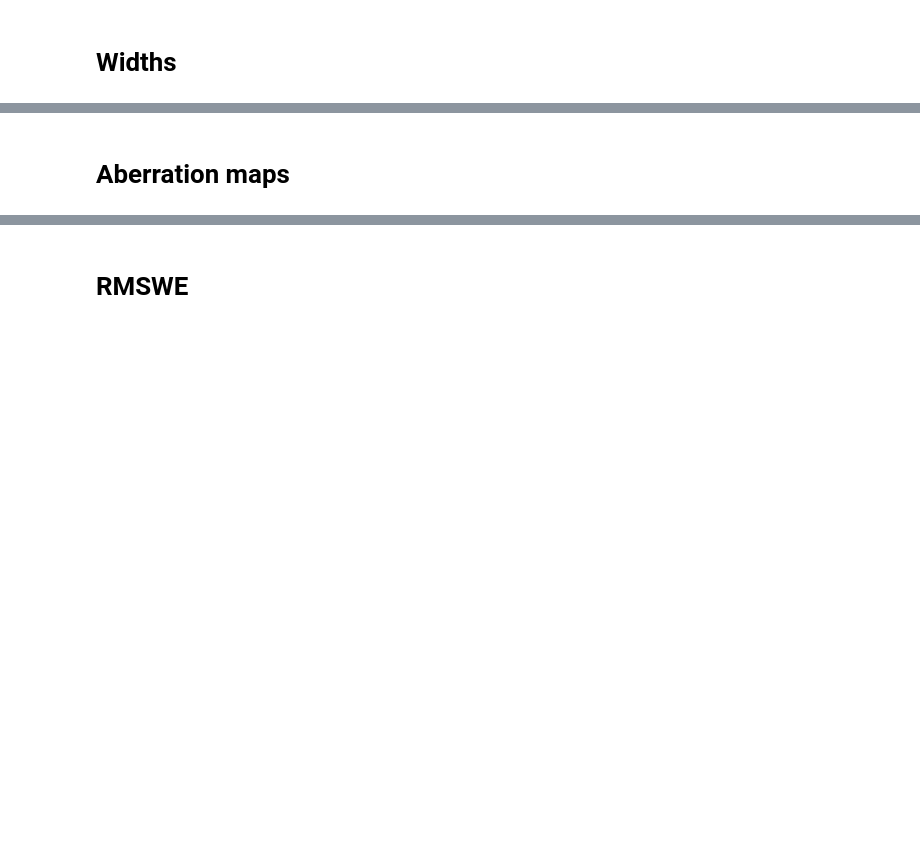
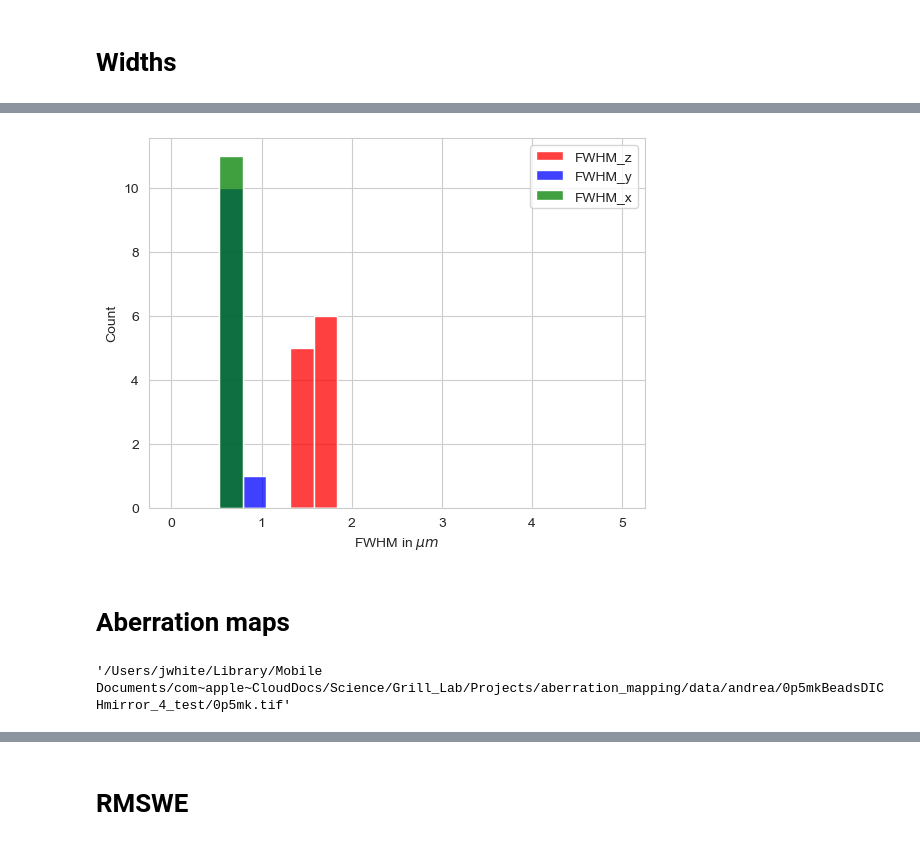
Before and after one commit to jqwhite/abberation_mapping, a Jupyter notebook: 02_analyse_zola_results.ipynb, the cells around one changed output, grey strips where cells are left out. Cells and saved outputs as stored; diff of their text form; code cells hidden in the pictures; blank space fills up the shorter version.

Commit message:
Troubleshooting results in zola_raw

```diff
--- a/02_analyse_zola_results.ipynb
+++ b/02_analyse_zola_results.ipynb
@@ -63,0 +82,3 @@ old_params
+# %%
+local_base_path: str = f"{os.path.dirname(local_img_path)}/" # everything relative to the notebook directory
+local_base_path
@@ -70,4 +106,4 @@ old_params['FIJI_MACRO_PATH']
 # %% [markdown]
 ## Check the save directory files
 # %%
-save_dir
+local_save_dir = local_base_path
@@ -85,4 +188,5 @@ label_map.tif                 pointlist.npy
 # %% [markdown]
 # Load zola and select the stable results
 # %%
-zola_full = load_and_select_zola_files(save_dir, lam, headless=True, show_plots=False)
+# from main import load_and_select_zola_files
+zola_full = load_and_select_zola_files(local_save_dir, lam, headless=False, verbose = False, show_plots=False)
@@ -107,5 +237,5 @@ IndexError: too many indices for array: array is 1-dimensional, but 2 were index
 # Load corresponding crops
 # %%
 plane_num = 10
-crops = {key: tifffile.imread(f"{os.path.dirname(img_path)}/patches_for_zola/patches*/planes_{plane_num}_{key}.tif") for key in zola_full.keys()}
+crops = {key: tifffile.imread(f"{os.path.dirname(local_data_file_path)}/patches_for_zola/patches*/planes_{plane_num}_{key}.tif") for key in zola_full.keys()}
 print(len(zola_full), len(crops))
@@ -151,18 +301,24 @@ print(f"Could measure {len(fwhm)} widths")
 # %%
 # plot the histogram of widths
 arr = np.array(list(fwhm.values()))
 max_bin=5
 n_bins = 20
 bins = np.linspace(0,max_bin,n_bins);
 colors = ('r','b','g')
 names = ('FWHM_z','FWHM_y','FWHM_x')
 for i,(a,c) in enumerate(zip(arr.T, colors)):
     sns.histplot(data=np.clip(a,bins[0], bins[-1]), bins=bins,kde=False, color=c, label=names[i]);
 plt.legend() ;
 plt.xlabel(r"FWHM in $\mu m$");
 # plt.xlim(0.2,)
-plt.savefig(f"{save_dir}/selected_widths.png")
-np.save(f"{save_dir}/selected_widths.npy", arr)
+plt.savefig(f"{local_save_dir}/selected_widths.png")
+np.save(f"{local_save_dir}/selected_widths.npy", arr)
+# %% [output]
+[figure, added]
 # %% [markdown]
 # Aberration maps
+# %%
+local_img_path
+# %% [output]
+'/Users/jwhite/Library/Mobile Documents/com~apple~CloudDocs/Science/Grill_Lab/Projects/aberration_mapping/data/andrea/0p5mkBeadsDICHmirror_4_test/0p5mk.tif'
 # %%
```
Also changed, not shown: parts of 36 cells of this notebook, 3 other files.
